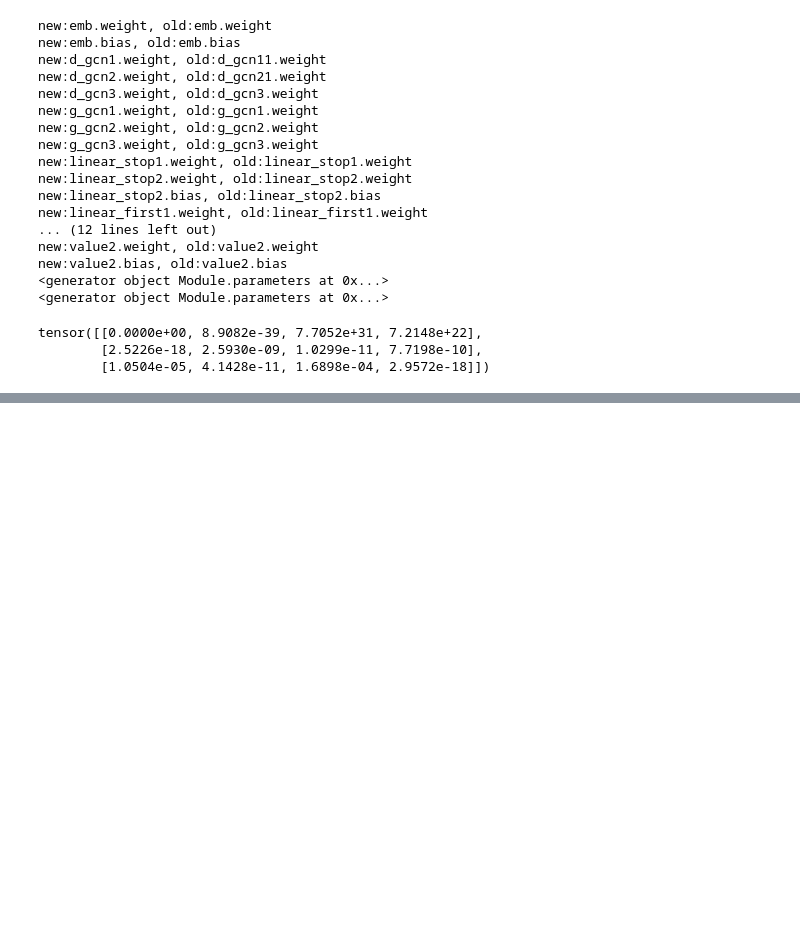
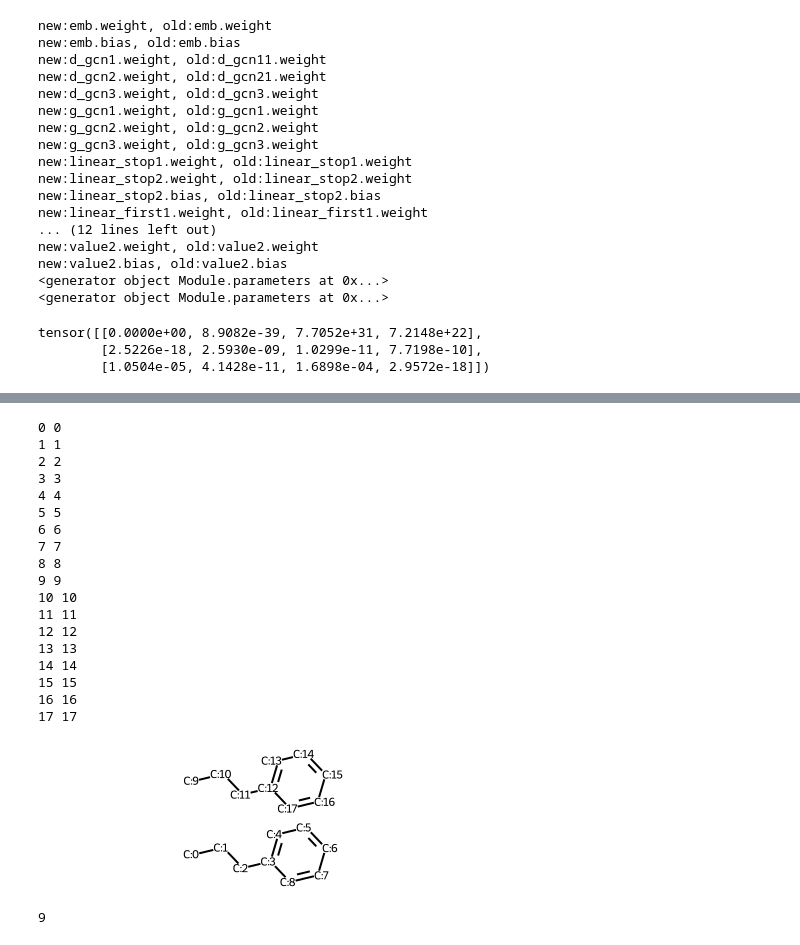
Before and after one commit to aoshuqiu/torch_molecule, a Jupyter notebook: Untitled.ipynb, the cells around one changed output, grey strips where cells are left out. Saved outputs shown, nothing was run; the diff lists cells and outputs as text; code cells hidden in the pictures; blank space fills up the shorter version.

```diff
--- a/Untitled.ipynb
+++ b/Untitled.ipynb
@@ -432,0 +689,27 @@ tensor([[0.0000e+00, 8.9082e-39, 7.7052e+31, 7.2148e+22],
+# %%
+combined = Chem.CombineMols(mol_1, mol_2)
+mol_with_atom_index(combined)
+# %% [output]
+0 0
+1 1
+2 2
+3 3
+4 4
+5 5
+6 6
+7 7
+8 8
+9 9
+10 10
+11 11
+12 12
+13 13
+14 14
+15 15
+16 16
+17 17
+[figure, added]
+# %%
+mol_1.GetNumAtoms()
+# %% [output]
+9
```
Also changed, not shown: parts of 11 cells of this notebook, 47 other files.
